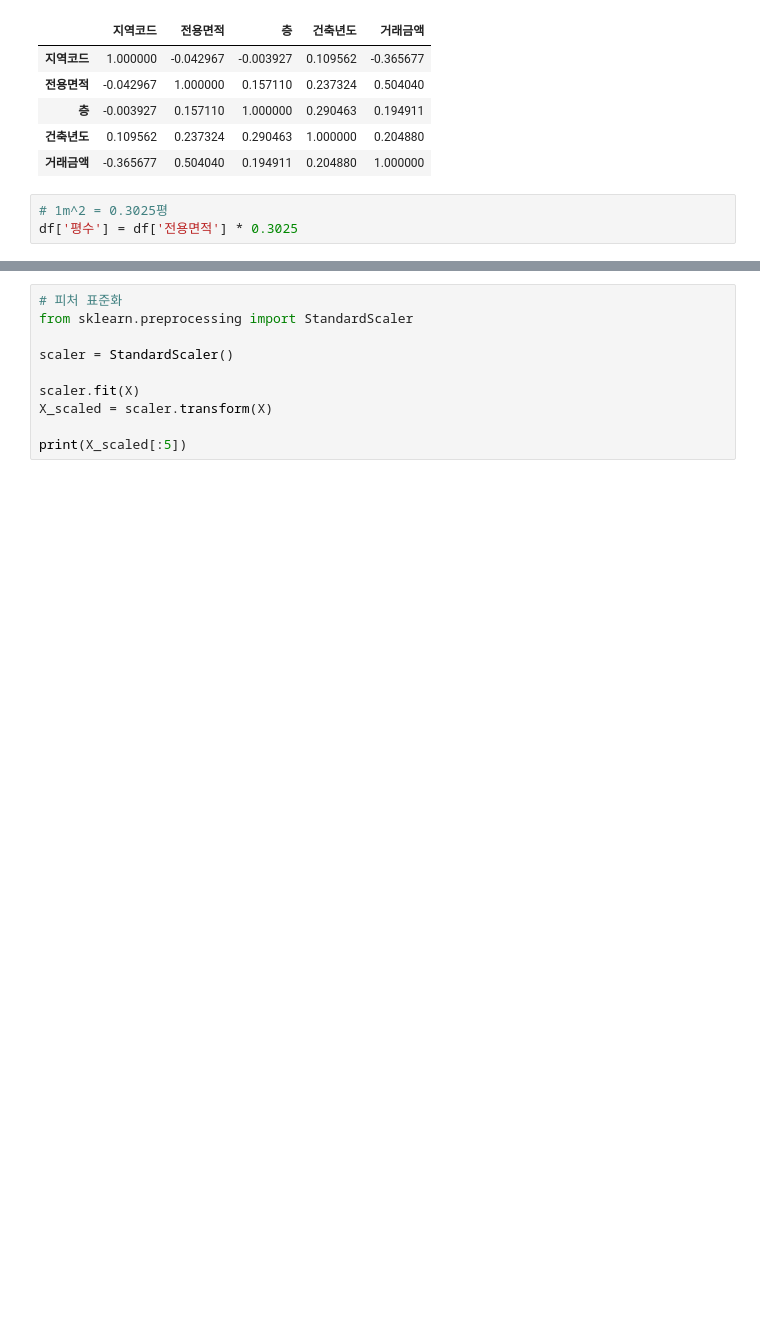
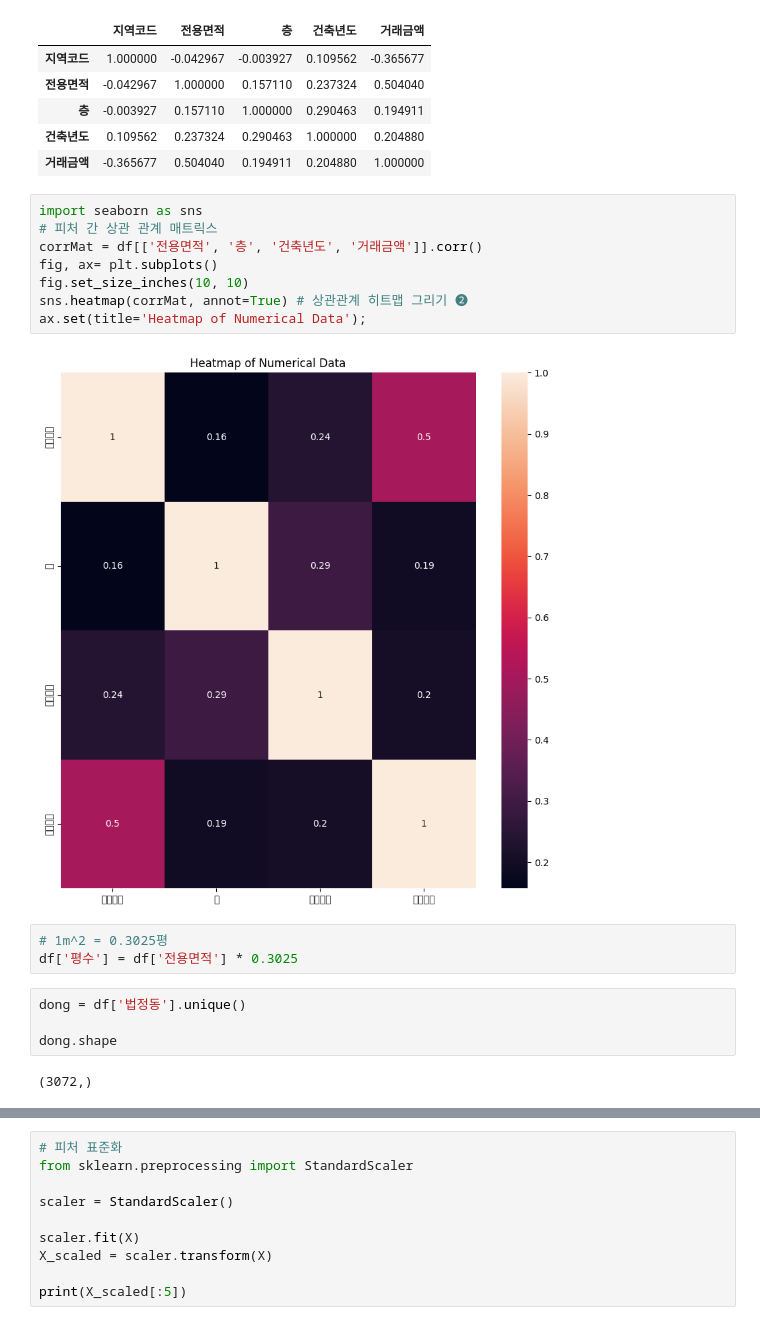
Before and after one commit to Chocoding1/Machine-Learning-Deep-Learning, a Jupyter notebook: AI_final.ipynb, the cells around one changed output, grey strips where cells are left out. Drawn from its saved outputs; the diff is of its cells as text; blank space fills up the shorter version.

```diff
--- a/AI_final.ipynb
+++ b/AI_final.ipynb
@@ -64,6 +64,22 @@ df.corr()
 | 층 | -0.003927 | 0.157110 | 1.000000 | 0.290463 | 0.194911 |
 | 건축년도 | 0.109562 | 0.237324 | 0.290463 | 1.000000 | 0.204880 |
 | 거래금액 | -0.365677 | 0.504040 | 0.194911 | 0.204880 | 1.000000 |
+# %%
+import seaborn as sns
+# 피처 간 상관 관계 매트릭스
+corrMat = df[['전용면적', '층', '건축년도', '거래금액']].corr()
+fig, ax= plt.subplots()
+fig.set_size_inches(10, 10)
+sns.heatmap(corrMat, annot=True) # 상관관계 히트맵 그리기 ❷
+ax.set(title='Heatmap of Numerical Data');
+# %% [output]
+[figure, added]
 # %%
 # 1m^2 = 0.3025평
 df['평수'] = df['전용면적'] * 0.3025
+# %%
+dong = df['법정동'].unique()
+
+dong.shape
+# %% [output]
+(3072,)
```
Also changed, not shown: parts of 13 cells of this notebook.
